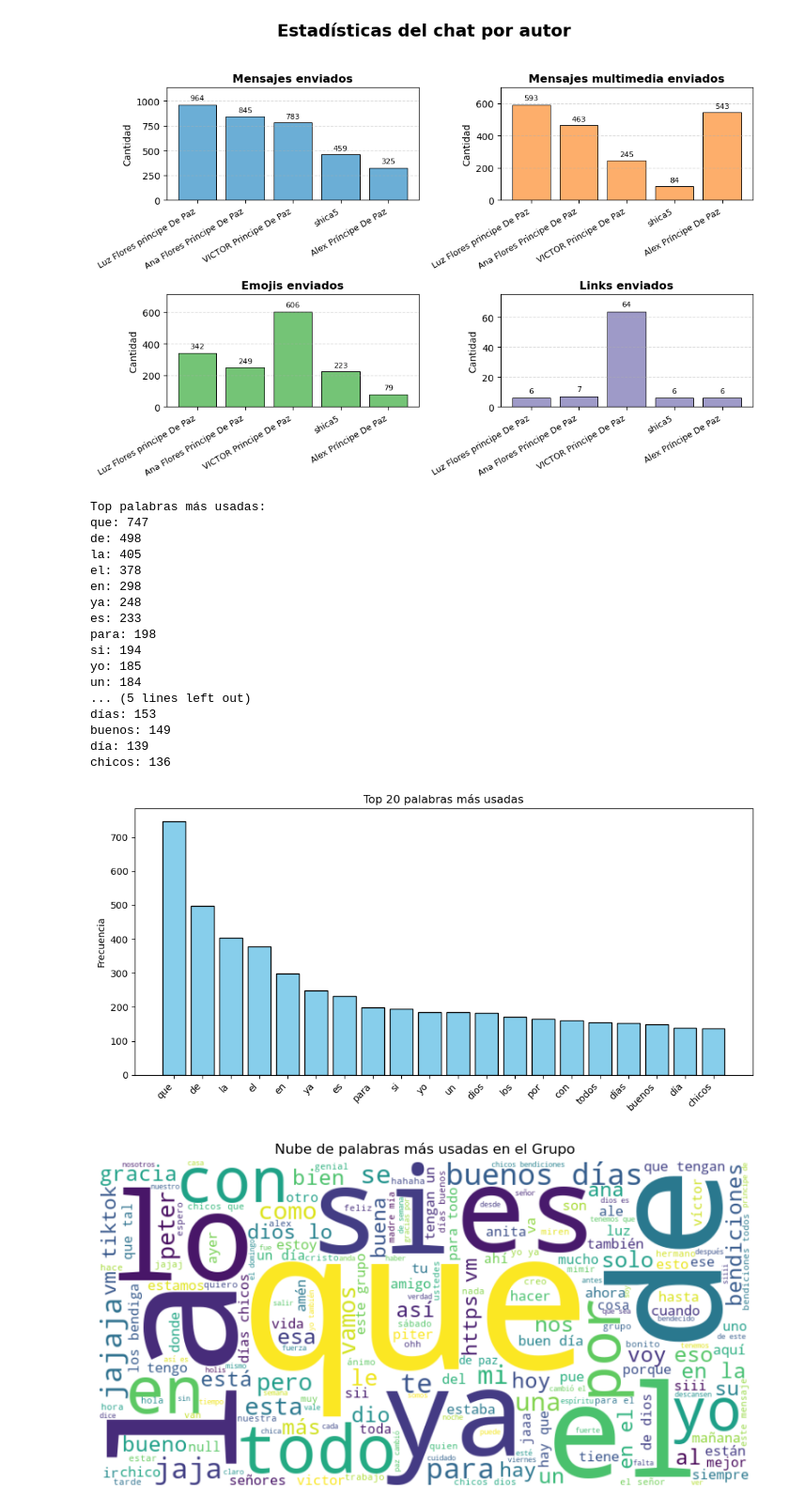
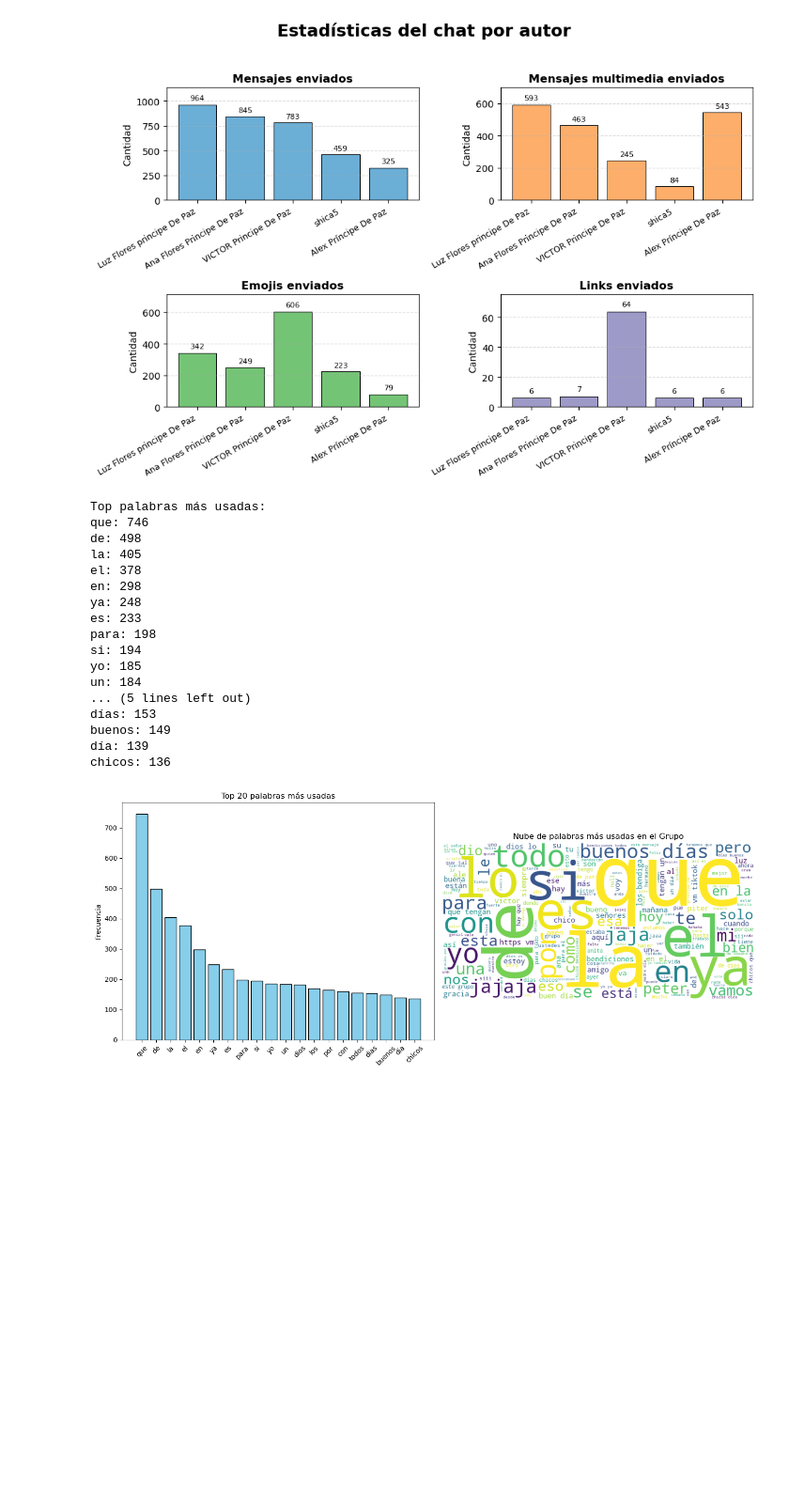
Before and after one commit to pshica/CdD_UAM, a Jupyter notebook: Proyectos/Análisis de chats de WhatsApp con Python.ipynb, the cells around one changed output. Shown at 94% size. Cells and saved outputs as stored; diff of their text form; code cells hidden in the pictures; blank space fills up the shorter version.

```diff
--- a/Proyectos/Análisis de chats de WhatsApp con Python.ipynb
+++ b/Proyectos/Análisis de chats de WhatsApp con Python.ipynb
@@ -291,11 +273,6 @@ plt.show()
 # %% [output]
 [figure]
 # %%
-from collections import Counter
-from wordcloud import WordCloud, STOPWORDS
-import matplotlib.pyplot as plt
-import re
-
 # Unir todos los mensajes en un solo string
 text = " ".join(messages_df["Message"])
 
@@ -310,49 +287,48 @@ filtered_words = [w for w in words if w not in stopwords and len(w) > 1]
 
 # Contar palabras más frecuentes
 word_counts = Counter(filtered_words)
 top_n = 20  # número de palabras más frecuentes
 top_words = word_counts.most_common(top_n)
 
 # Mostrar en tabla
 print("Top palabras más usadas:")
 for palabra, freq in top_words:
     print(f"{palabra}: {freq}")
 
-# Graficar top palabras
-plt.figure(figsize=(10, 5))
-plt.bar([w for w, _ in top_words], [c for _, c in top_words], color="skyblue", edgecolor="black")
-plt.xticks(rotation=45, ha='right')
-plt.title(f"Top {top_n} palabras más usadas")
-plt.ylabel("Frecuencia")
+fig, axs = plt.subplots(1, 2, figsize=(14, 6))  # tamaño ajustado para buena visualización
+
+# Gráfico de barras (Top palabras)
+axs[0].bar([w for w, _ in top_words], [c for _, c in top_words], color="skyblue", edgecolor="black")
+axs[0].set_title(f"Top {top_n} palabras más usadas")
+axs[0].set_ylabel("Frecuencia")
+axs[0].tick_params(axis='x', rotation=45)
+
+# Nube de palabras
+wordcloud = WordCloud(stopwords=stopwords, background_color="white", width=800, height=400).generate(" ".join(filtered_words))
+axs[1].imshow(wordcloud, interpolation='bilinear')
+axs[1].axis("off")
+axs[1].set_title("Nube de palabras más usadas en el Grupo")
+
+# Ajustar diseño
 plt.tight_layout()
 plt.show()
-
-# Generar nube de palabras
-wordcloud = WordCloud(stopwords=stopwords, background_color="white", width=800, height=400).generate(" ".join(filtered_words))
-
-plt.figure(figsize=(10, 5))
-plt.imshow(wordcloud, interpolation='bilinear')
-plt.axis("off")
-plt.title("Nube de palabras más usadas en el Grupo")
-plt.show()
 # %% [output]
 Top palabras más usadas:
-que: 747
+que: 746
 de: 498
 la: 405
 el: 378
 en: 298
 ya: 248
 es: 233
 para: 198
 si: 194
 yo: 185
 un: 184
 ... (5 lines left out)
 días: 153
 buenos: 149
 día: 139
 chicos: 136
-[figure, old version]
+[figure, new version]
-[figure, removed]
 # %%
```
Also changed, not shown: parts of 12 cells of this notebook.
